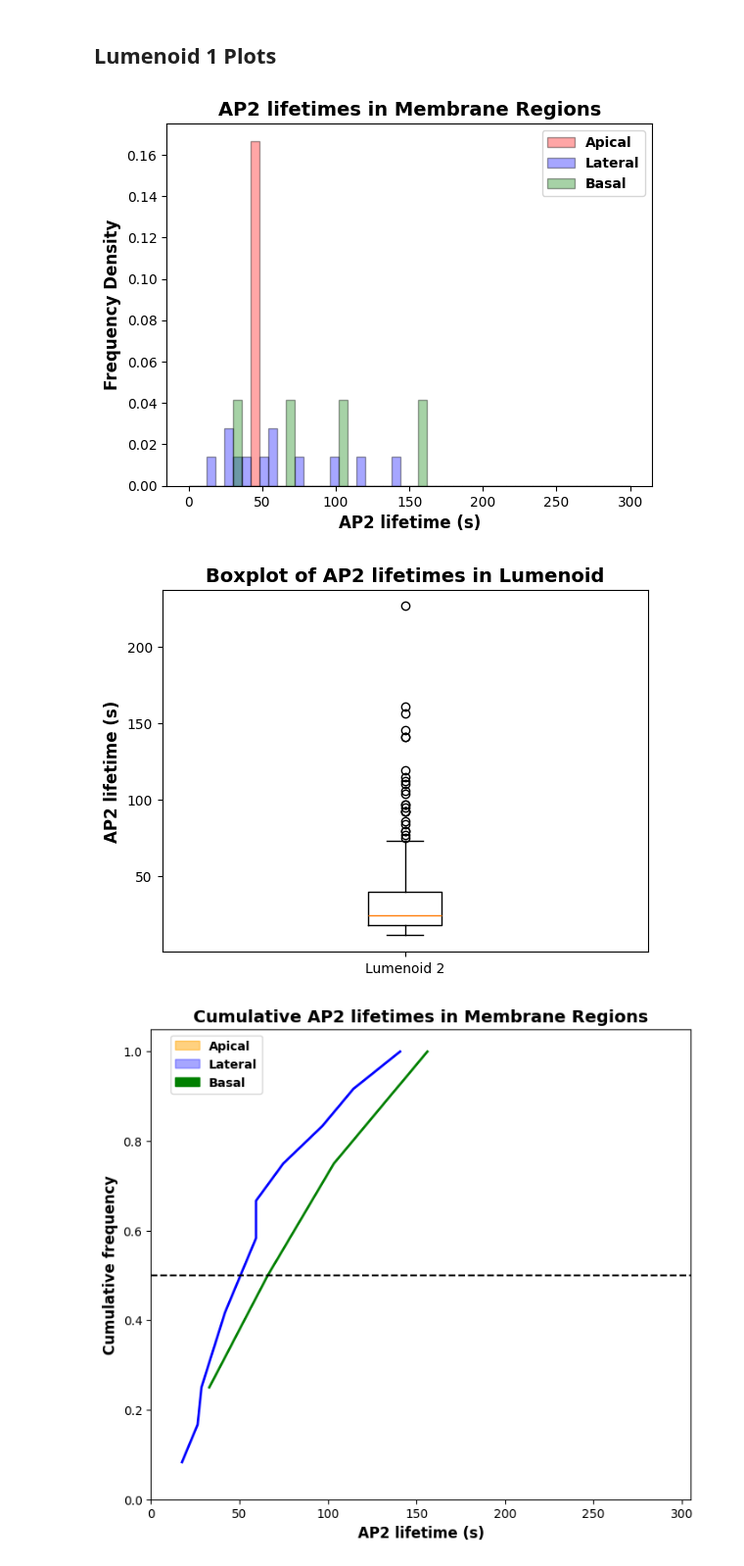
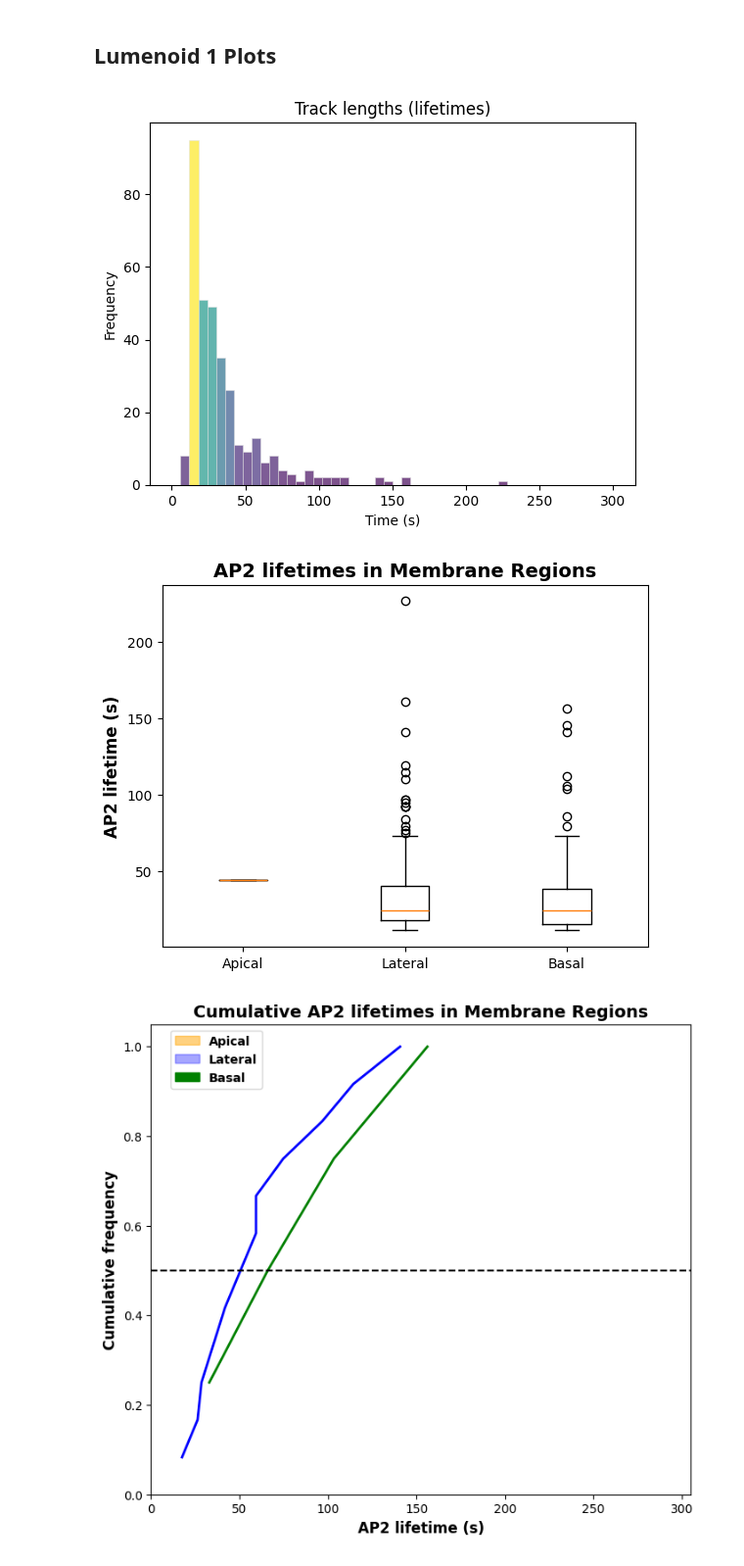
Before and after one commit to MatsulabUW/LLSM-CME-ANALYSIS, a Jupyter notebook: Final/Jupyter_Notebooks/matlab_interface/segmented_endocytosis_plots.ipynb, the cells around one changed output. Shown at 98% size. Saved outputs shown, nothing was run; the diff lists cells and outputs as text; code cells hidden in the pictures.

```diff
--- a/Final/Jupyter_Notebooks/matlab_interface/segmented_endocytosis_plots.ipynb
+++ b/Final/Jupyter_Notebooks/matlab_interface/segmented_endocytosis_plots.ipynb
@@ -122,8 +121,11 @@ def createHistogramAP2Lifetimes(tracks,framerate_msec, plot_all_channels, bins =
     Parameters:
     1. tracks (pd.DataFrame): DataFrame containing track information, including 'membrane_region', 'channel1_positive', and 'channel2_positive'.
     2. framerate_msec (int): Framerate in milliseconds to convert track lengths to seconds.
-    3. plot_all_channels (bool): If True, all channels are considered. If False, only postive tracks are considered.
+    3. plot_all_channels (bool): If True, all channels are considered. If False, tracks with all positive channels are considered.
     4. bins (np.ndarray): Array of bin edges for the histogram. Default is np.linspace(0, 300, 51).
+
+    Outputs:
+    1. A histogram plot showing the distribution of AP2 lifetimes in seconds.
 
     """
     if plot_all_channels:
@@ -328,14 +345,14 @@ compare_lumenoid_input_file_directory = 'lumenoid_1cropped_analysis/'
 compare_lumenoid_df = pd.read_pickle(os.path.join(base_dir, compare_lumenoid_input_file_directory, 'datasets', 'region_filtered_tracks_final.pkl'))
 lumenoid1_frame_ms = 2200
 # %%
-tracks_channel_subset_compare = trackFilter('All', False, compare_lumenoid_df)
-createHistogramAP2Lifetimes(tracks_channel_subset_compare,lumenoid1_frame_ms,False)
+tracks_channel_subset_compare = trackFilter('All', True, compare_lumenoid_df)
+createHistogramAP2Lifetimes(tracks_channel_subset_compare,lumenoid1_frame_ms,True)
 # %% [output]
-[figure, old version]
+[figure, new version]
 # %%
-createBoxWhiskerPlot(tracks_channel_subset_compare,True,lumenoid1_frame_ms)
+createBoxWhiskerPlot(compare_lumenoid_df,False,lumenoid1_frame_ms)
 # %% [output]
-[figure, old version]
+[figure, new version]
 # %%
 tracks_apical = tracks_channel_subset_compare[tracks_channel_subset_compare['membrane_region'] == 'Apical']
 tracks_lateral = tracks_channel_subset_compare[tracks_channel_subset_compare['membrane_region'] == 'Lateral']
```
Also changed, not shown: parts of 6 cells of this notebook.
